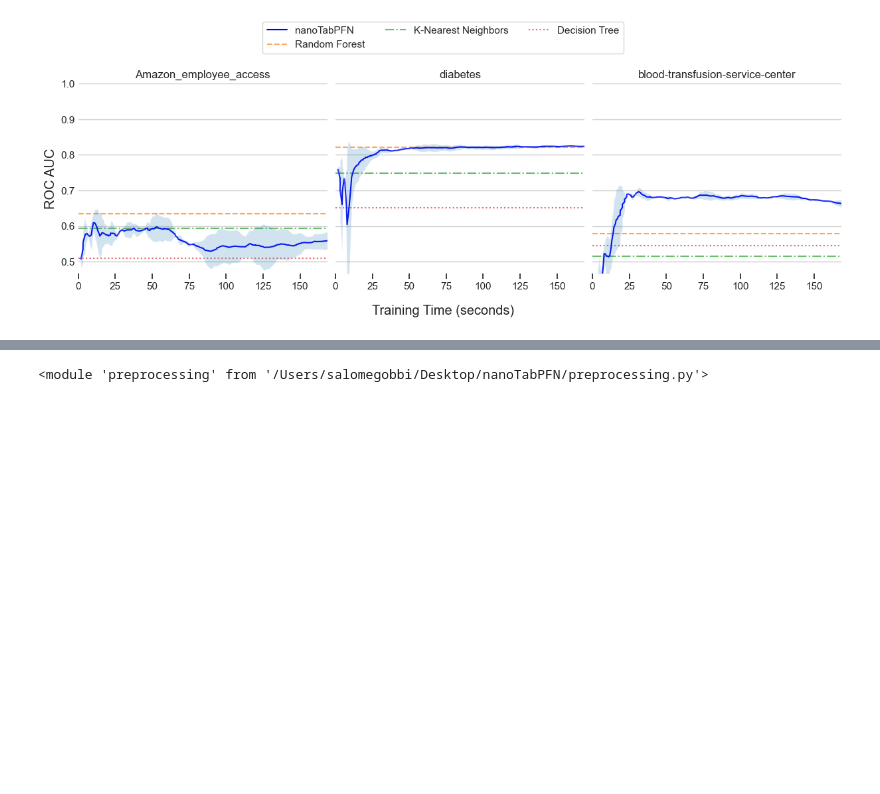
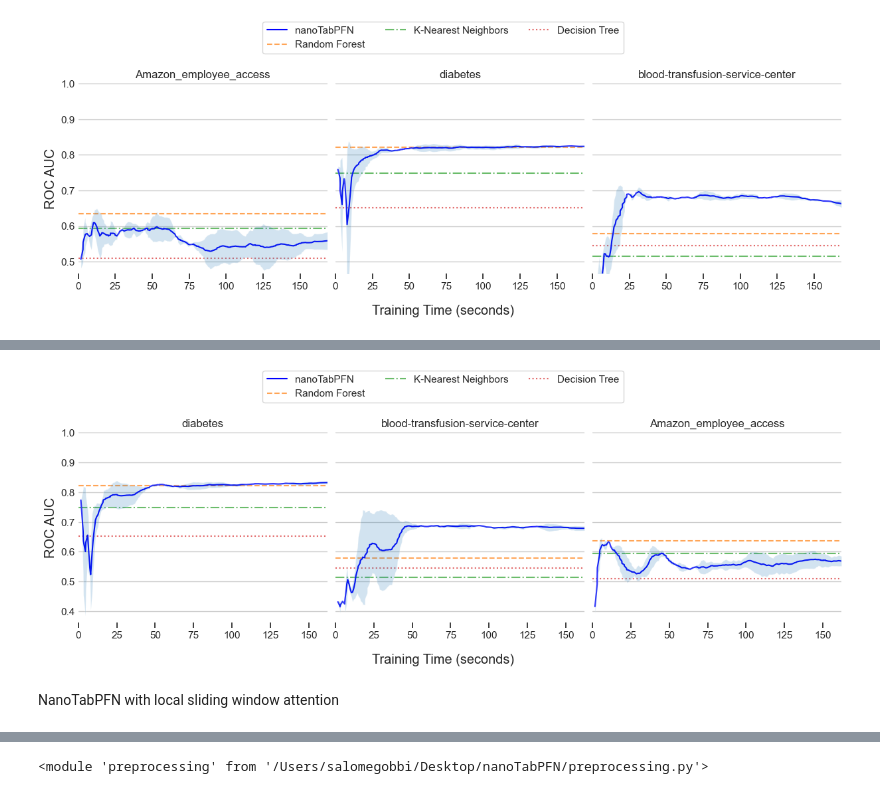
Before and after one commit to sgobbi/Neuralk_NanoTabFPN, a Jupyter notebook: experiment.ipynb, the cells around one changed output, grey strips where cells are left out. Cells and saved outputs as stored; diff of their text form; code cells hidden in the pictures; blank space fills up the shorter version.

```diff
--- a/experiment.ipynb
+++ b/experiment.ipynb
@@ -493,0 +502,9 @@ weighted_
+# %%
+sns.set_context("notebook")
+fig, ax = plot_run_grid(histories_local, baselines)
+plt.show()
+fig.savefig(f"nanotabpfn_MyOriginalAttention_summary.png", dpi=300)
+# %% [output]
+[figure, added]
+# %% [markdown]
+NanoTabPFN with local sliding window attention
```
Also changed, not shown: parts of 6 cells of this notebook, 3 other files.
